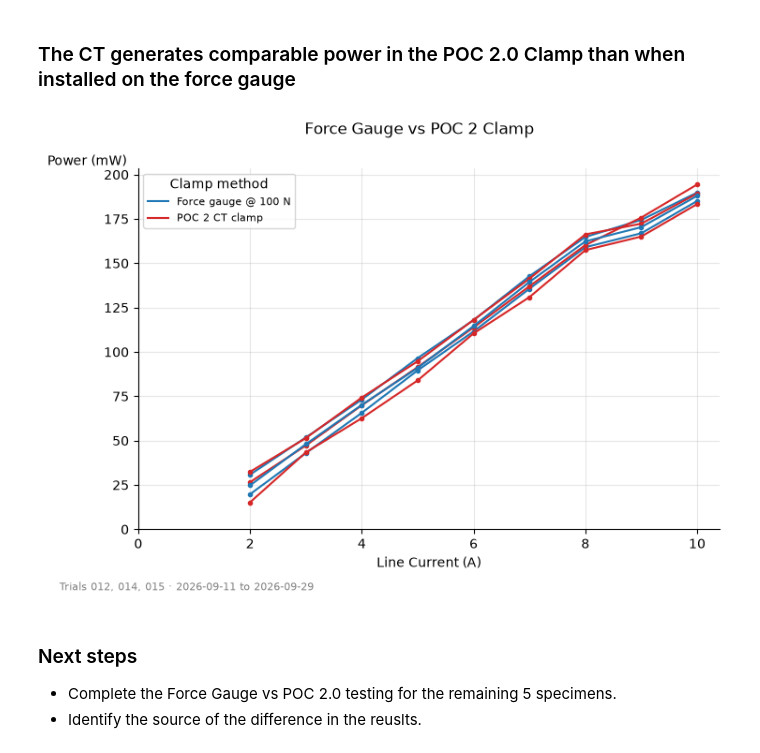
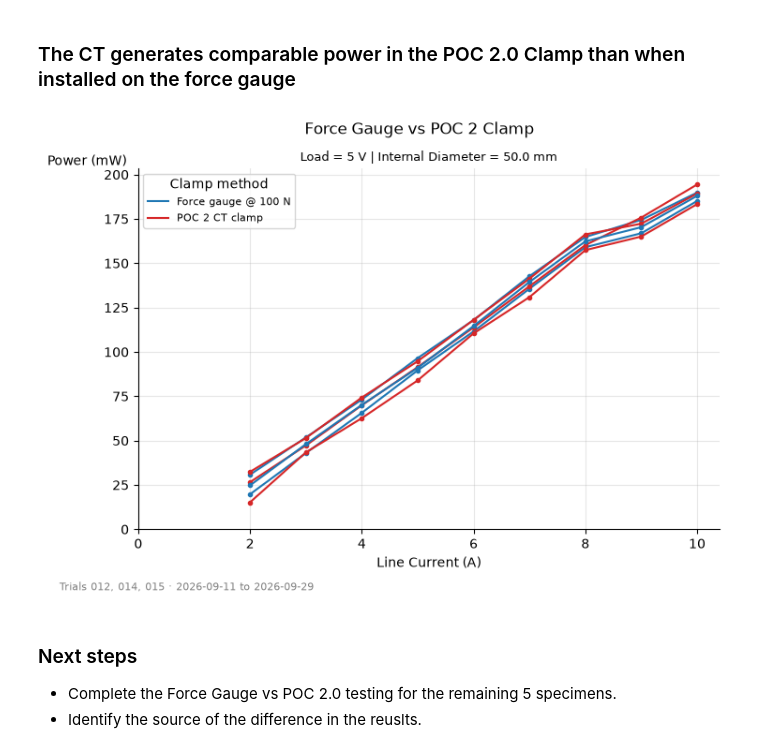
Before and after one commit to stephengilbert1/current-transformer-analysis, a Jupyter notebook: notebooks/02-current-response.ipynb, the cells around one changed output. Cells and saved outputs as stored; diff of their text form; code cells hidden in the pictures.

Commit message:
feat(02): add common-conditions subtitle to force gauge vs POC 2 clamp plot

```diff
--- a/notebooks/02-current-response.ipynb
+++ b/notebooks/02-current-response.ipynb
@@ -65,22 +62,26 @@ fig.savefig("../figures/compare_012_013_full.png", dpi=300, bbox_inches="tight")
 # %%
 fig, ax = compare_sweeps_grouped(
     ["012", "014", "015"],
     key_col="trial_id",
     color_map={"012": "tab:blue", "014": "tab:red", "015": "tab:red"},
     labels={
         "012": "Force gauge @ 100 N",
         "014": "POC 2 CT clamp",
         "015": "POC 2 CT clamp",
     },
     legend_title="Clamp method",
     x="line_current_A",
     xlabel="Line Current (A)",
     specimens=["N9903", "B57321", "B57322"],
 )
 fig.suptitle("Force Gauge vs POC 2 Clamp")
+ax.set_title(
+    "Load = 5 V | Internal Diameter = 50.0 mm",
+    fontsize=9,
+)
 fig.savefig("../figures/N9903_012_vs_014_015.png", dpi=300, bbox_inches="tight")
 # %% [output]
-[figure, old version]
+[figure, new version]
 # %% [markdown]
 ### Next steps
 
```
Also changed, not shown: parts of 1 cell of this notebook, 1 other file.
